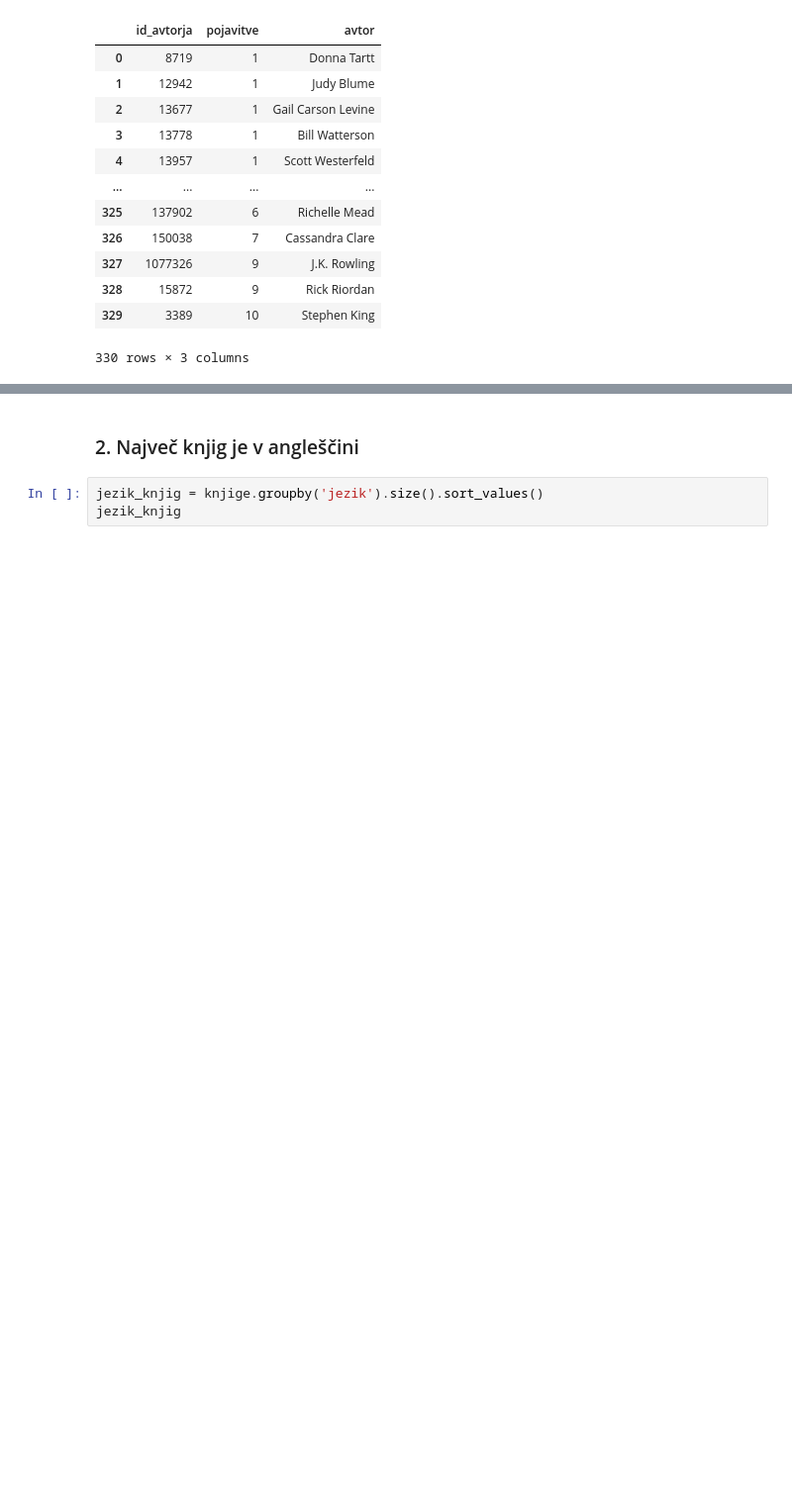
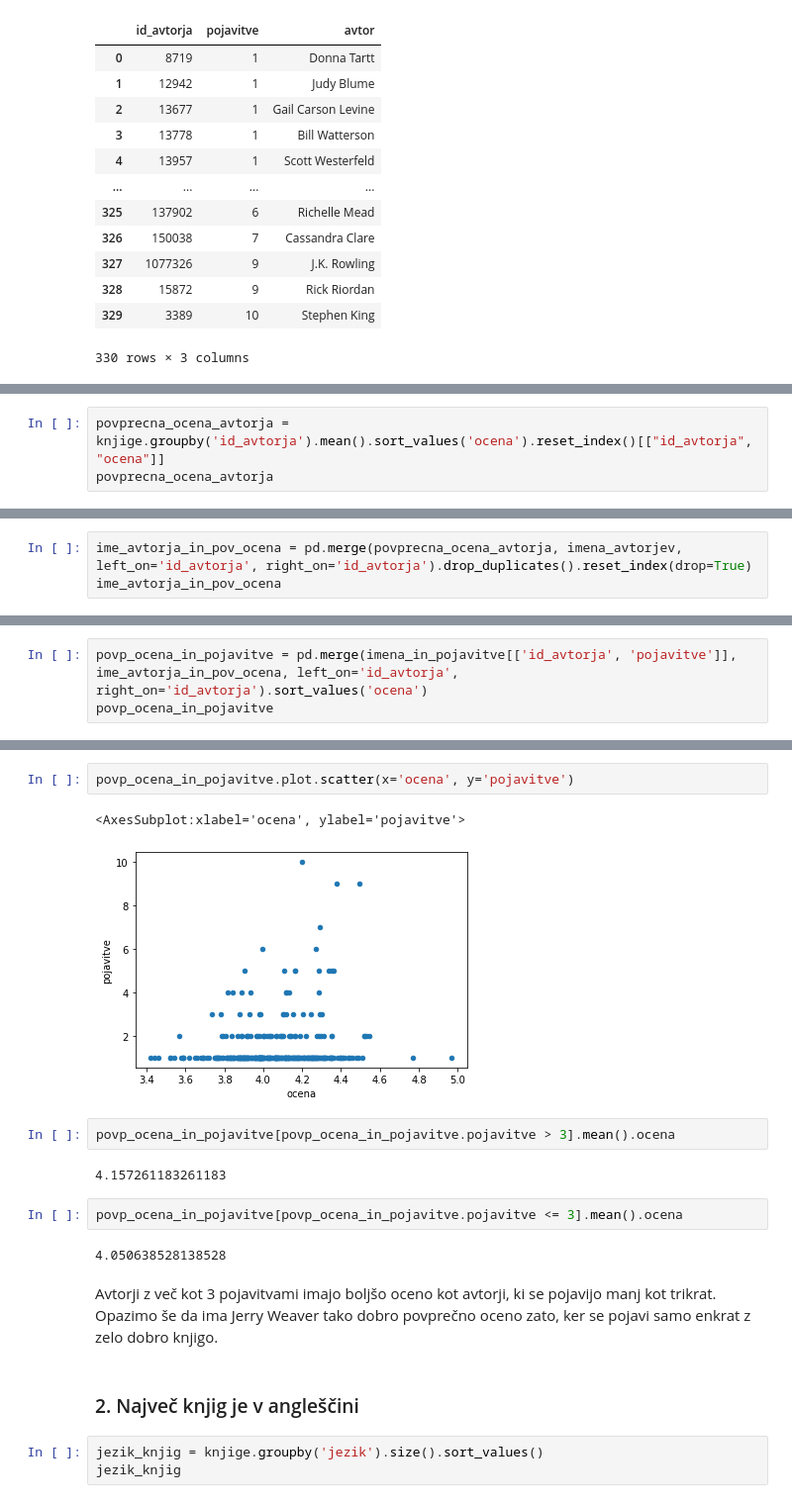
Before and after one commit to MozinaMateja/Najboljse-knjige, a Jupyter notebook: Analiza podatkov.ipynb, the cells around one changed output, grey strips where cells are left out. Shown at 99% size. Cells and saved outputs as stored; diff of their text form; blank space fills up the shorter version.

```diff
--- a/Analiza podatkov.ipynb
+++ b/Analiza podatkov.ipynb
@@ -112,0 +115,3 @@ Največkrat se pojavi Stephen King z 10 knjigami, sledta mu Rick Riordan in J.K.
+# %%
+povprecna_ocena_avtorja = knjige.groupby('id_avtorja').mean().sort_values('ocena').reset_index()[["id_avtorja", "ocena"]]
+povprecna_ocena_avtorja
@@ -112,0 +132,3 @@ Največkrat se pojavi Stephen King z 10 knjigami, sledta mu Rick Riordan in J.K.
+# %%
+ime_avtorja_in_pov_ocena = pd.merge(povprecna_ocena_avtorja, imena_avtorjev, left_on='id_avtorja', right_on='id_avtorja').drop_duplicates().reset_index(drop=True)
+ime_avtorja_in_pov_ocena
@@ -112,0 +151,3 @@ Največkrat se pojavi Stephen King z 10 knjigami, sledta mu Rick Riordan in J.K.
+# %%
+povp_ocena_in_pojavitve = pd.merge(imena_in_pojavitve[['id_avtorja', 'pojavitve']], ime_avtorja_in_pov_ocena, left_on='id_avtorja', right_on='id_avtorja').sort_values('ocena')
+povp_ocena_in_pojavitve
@@ -113,3 +168,18 @@ Največkrat se pojavi Stephen King z 10 knjigami, sledta mu Rick Riordan in J.K.
+# %%
+povp_ocena_in_pojavitve.plot.scatter(x='ocena', y='pojavitve')
+# %% [output]
+<AxesSubplot:xlabel='ocena', ylabel='pojavitve'>
+[figure, added]
+# %%
+povp_ocena_in_pojavitve[povp_ocena_in_pojavitve.pojavitve > 3].mean().ocena
+# %% [output]
+4.157261183261183
+# %%
+povp_ocena_in_pojavitve[povp_ocena_in_pojavitve.pojavitve <= 3].mean().ocena
+# %% [output]
+4.050638528138528
+# %% [markdown]
+Avtorji z več kot 3 pojavitvami imajo boljšo oceno kot avtorji, ki se pojavijo manj kot trikrat. Opazimo še da ima Jerry Weaver tako dobro povprečno oceno zato, ker se pojavi samo enkrat z zelo dobro knjigo.
 # %% [markdown]
 ### 2. Največ knjig je v angleščini
 # %%
```
Also changed, not shown: parts of 20 cells of this notebook.
